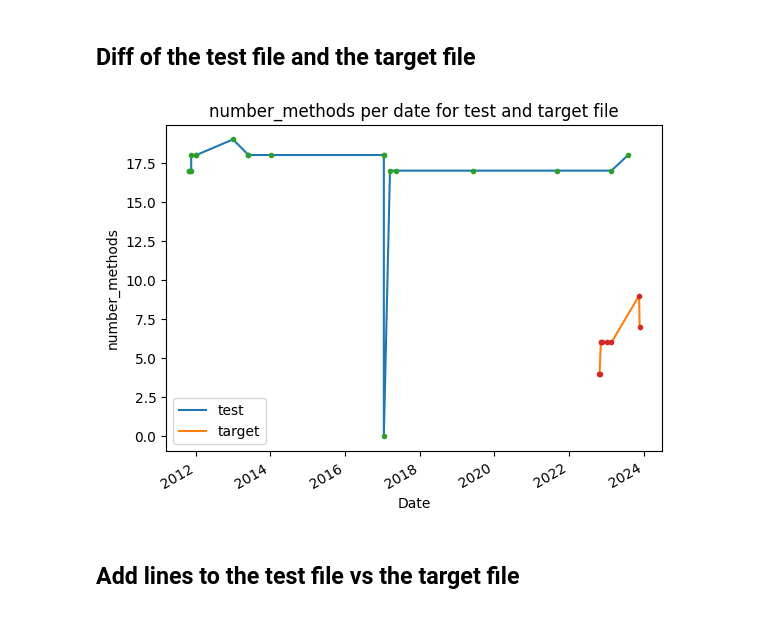
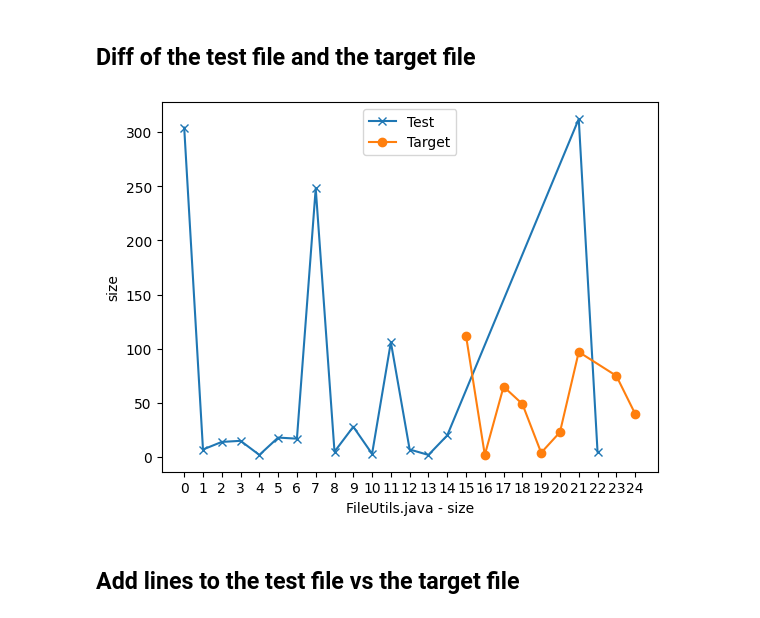
Before and after one commit to davidfrisch/sdp_cw2, a Jupyter notebook: main_java_tests.ipynb, the cells around one changed output. Drawn from its saved outputs; the diff is of its cells as text; code cells hidden in the pictures.

Commit message:
added size of file

```diff
--- a/main_java_tests.ipynb
+++ b/main_java_tests.ipynb
@@ -50,13 +43,10 @@ Target date: 2022-10-25 10:23:35+02:00
 # %% [markdown]
 ## Diff of the test file and the target file
 # %%
-
 first_before = map_before[0]
-# print(first_before['test'][0])
+plot_lines_test_vs_target_numeric(first_before['test'], first_before['target'], "size")
+# %% [output]
+[figure, added]
-# %%
-plot_lines_test_vs_target_dates(first_before['test'], first_before['target'], "number_methods")
-# %% [output]
-[figure, removed]
 # %% [markdown]
 ## Add lines to the test file vs the target file
 # %%
```
Also changed, not shown: parts of 8 cells of this notebook, 2 other files.
